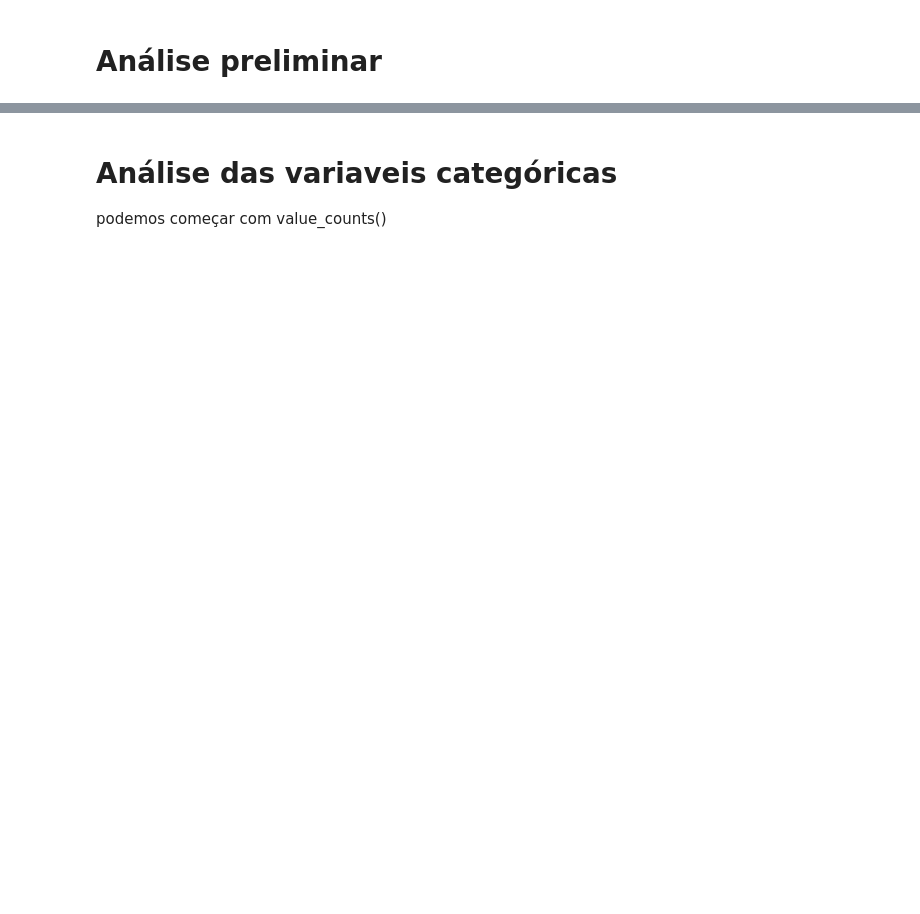
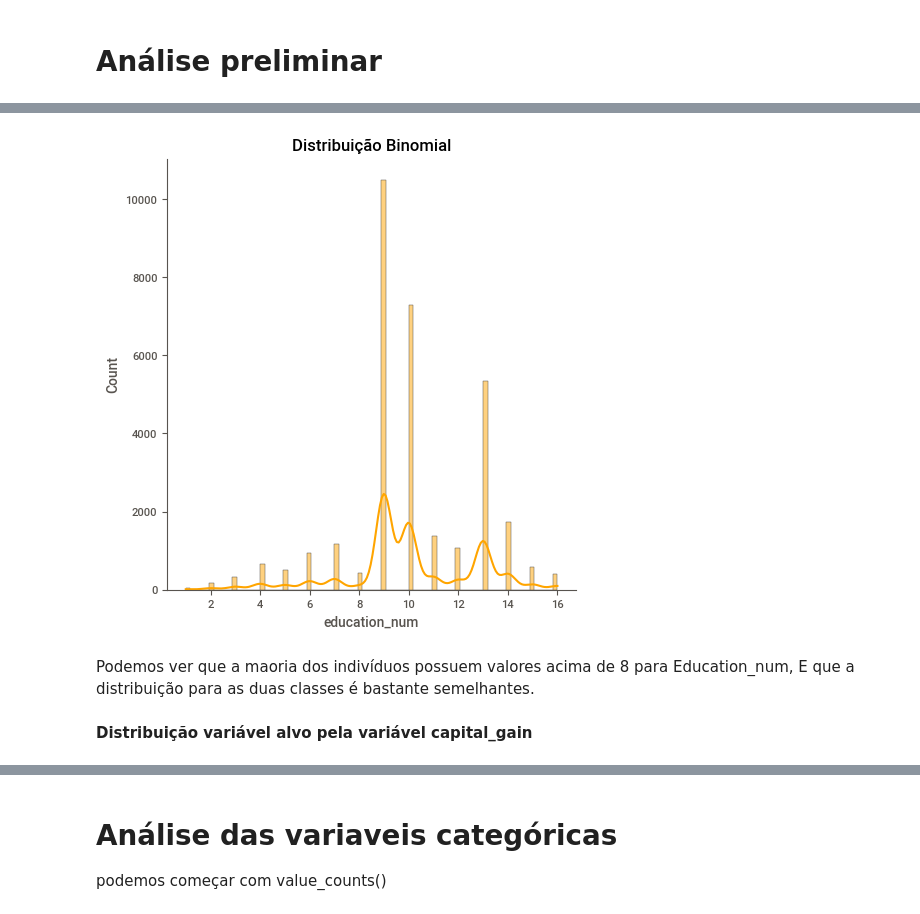
Before and after one commit to Henriquerezer/Machine_Learning, a Jupyter notebook: Desafio_INDICIUM/Análise_dos_dados.ipynb, the cells around one changed output, grey strips where cells are left out. Drawn from its saved outputs; the diff is of its cells as text; code cells hidden in the pictures; blank space fills up the shorter version.

```diff
--- a/Desafio_INDICIUM/Análise_dos_dados.ipynb
+++ b/Desafio_INDICIUM/Análise_dos_dados.ipynb
@@ -106 +140,10 @@ plt.legend(fontsize=16);
+# %%
+sns.displot(treino['education_num'], kde = True, color = 'orange').set(title='Distribuição Binomial');
+# %% [output]
+[figure, added]
+# %% [markdown]
+Podemos ver que a maoria dos indivíduos possuem valores acima de 8 para Education_num,
+E que a distribuição para as duas classes é bastante semelhantes.
+# %% [markdown]
+**Distribuição variável alvo pela variável capital_gain**
 # %%
```
Also changed, not shown: parts of 59 cells of this notebook.
